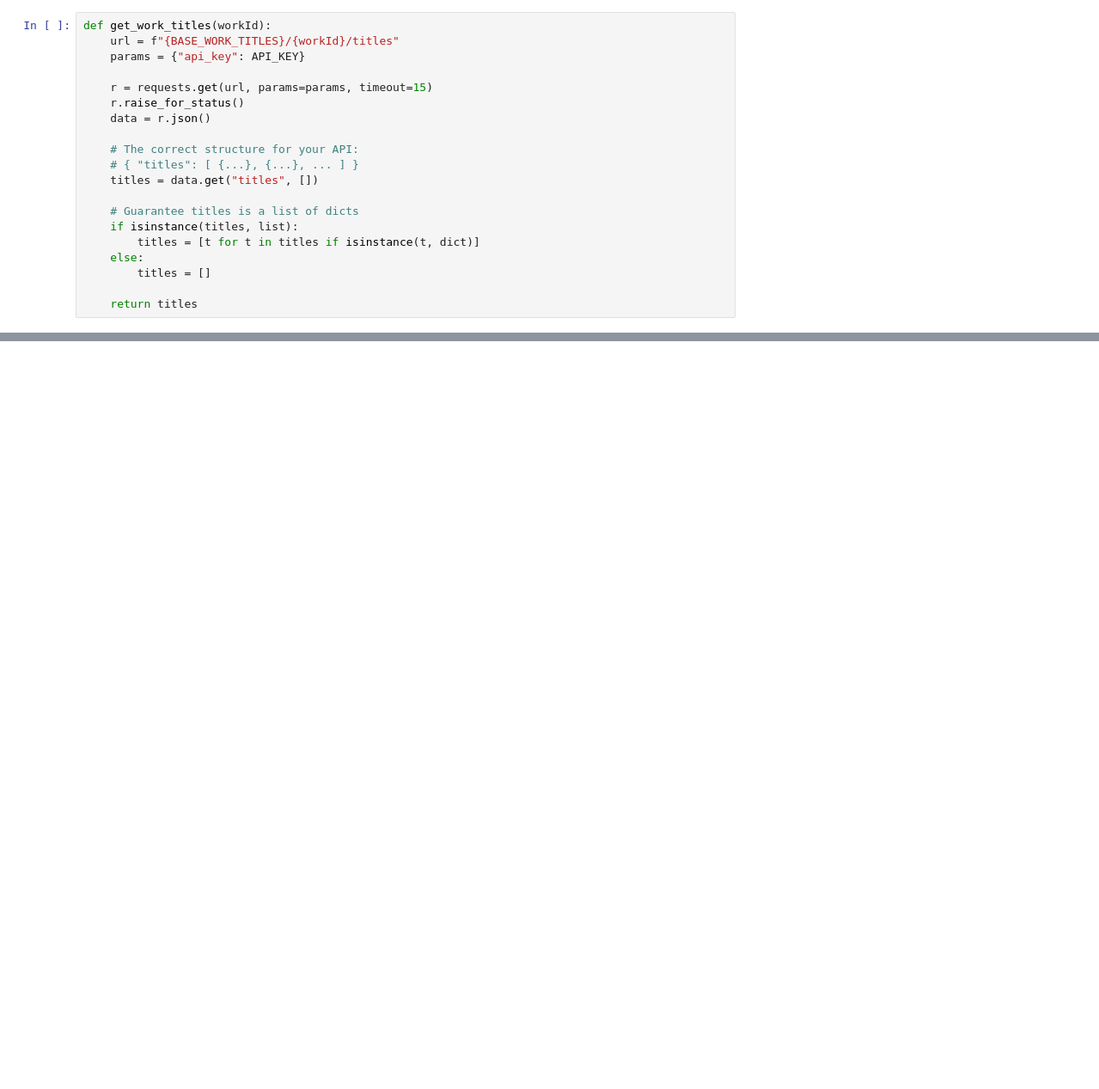
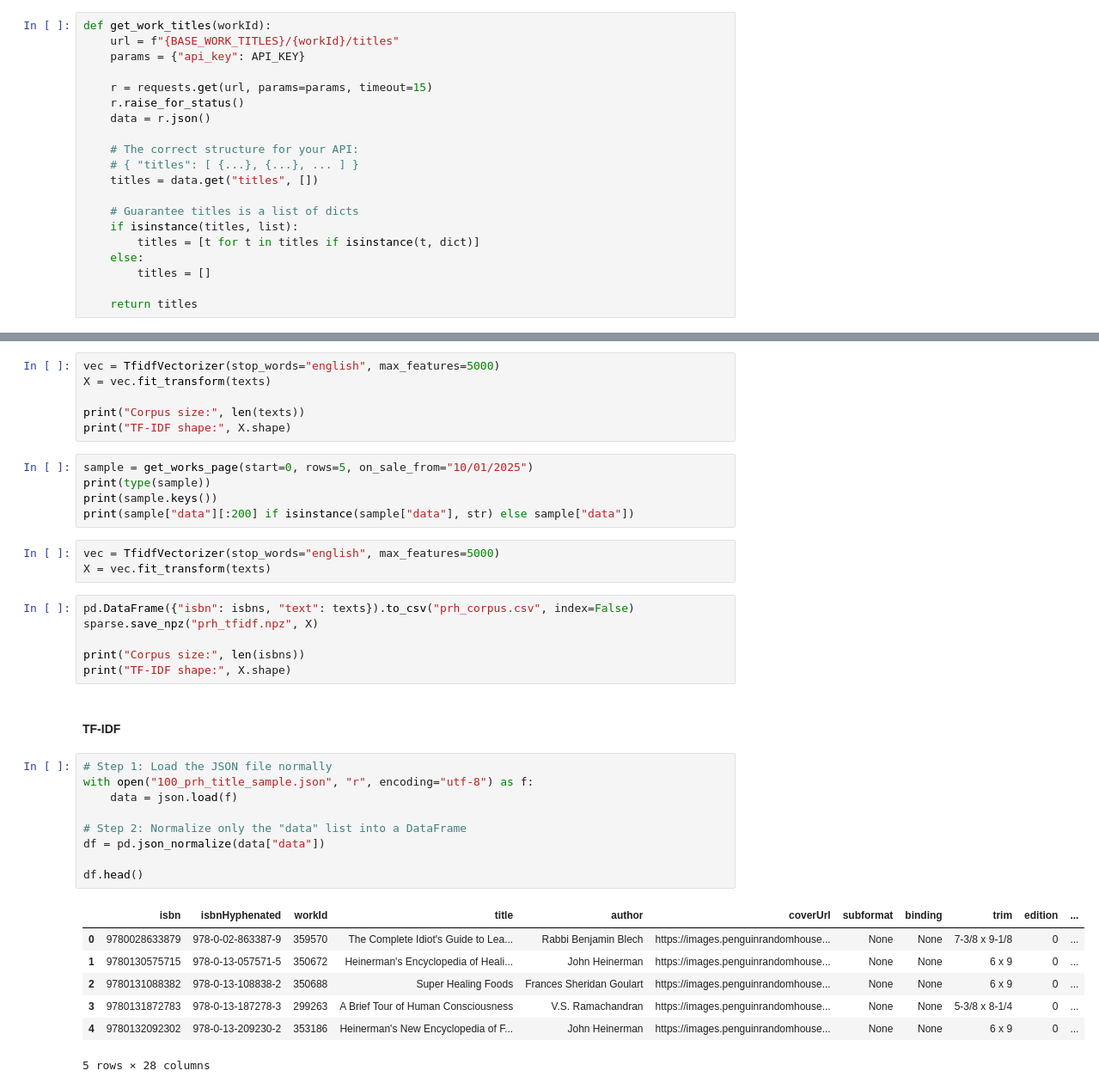
Before and after one commit to kibindy/DMW_Lab2, a Jupyter notebook: Scratch_Francis.ipynb, the cells around one changed output, grey strips where cells are left out. Shown: that part at 86% size. Saved outputs shown, nothing was run; the diff lists cells and outputs as text; blank space fills up the shorter version.

```diff
--- a/Scratch_Francis.ipynb
+++ b/Scratch_Francis.ipynb
@@ -69,0 +146,39 @@ Type: <class 'list'>
+# %%
+vec = TfidfVectorizer(stop_words="english", max_features=5000)
+X = vec.fit_transform(texts)
+
+print("Corpus size:", len(texts))
+print("TF-IDF shape:", X.shape)
+# %%
+sample = get_works_page(start=0, rows=5, on_sale_from="10/01/2025")
+print(type(sample))
+print(sample.keys())
+print(sample["data"][:200] if isinstance(sample["data"], str) else sample["data"])
+# %%
+vec = TfidfVectorizer(stop_words="english", max_features=5000)
+X = vec.fit_transform(texts)
+# %%
+pd.DataFrame({"isbn": isbns, "text": texts}).to_csv("prh_corpus.csv", index=False)
+sparse.save_npz("prh_tfidf.npz", X)
+
+print("Corpus size:", len(isbns))
+print("TF-IDF shape:", X.shape)
+# %% [markdown]
+#### TF-IDF
+# %%
+# Step 1: Load the JSON file normally
+with open("100_prh_title_sample.json", "r", encoding="utf-8") as f:
+    data = json.load(f)
+
+# Step 2: Normalize only the "data" list into a DataFrame
+df = pd.json_normalize(data["data"])
+
+df.head()
+# %% [output]
+|  | isbn | isbnHyphenated | workId | title | author | coverUrl | subformat | binding | trim | edition | ... |
+| 0 | 9780028633879 | 978-0-02-863387-9 | 359570 | The Complete Idiot's Guide to Lea... | Rabbi Benjamin Blech | https://images.penguinrandomhouse... | None | None | 7-3/8 x 9-1/8 | 0 | ... |
+| 1 | 9780130575715 | 978-0-13-057571-5 | 350672 | Heinerman's Encyclopedia of Heali... | John Heinerman | https://images.penguinrandomhouse... | None | None | 6 x 9 | 0 | ... |
+| 2 | 9780131088382 | 978-0-13-108838-2 | 350688 | Super Healing Foods | Frances Sheridan Goulart | https://images.penguinrandomhouse... | None | None | 6 x 9 | 0 | ... |
+| 3 | 9780131872783 | 978-0-13-187278-3 | 299263 | A Brief Tour of Human Consciousness | V.S. Ramachandran | https://images.penguinrandomhouse... | None | None | 5-3/8 x 8-1/4 | 0 | ... |
+| 4 | 9780132092302 | 978-0-13-209230-2 | 353186 | Heinerman's New Encyclopedia of F... | John Heinerman | https://images.penguinrandomhouse... | None | None | 6 x 9 | 0 | ... |
+5 rows × 28 columns
```
Also changed, not shown: parts of 11 cells of this notebook.
